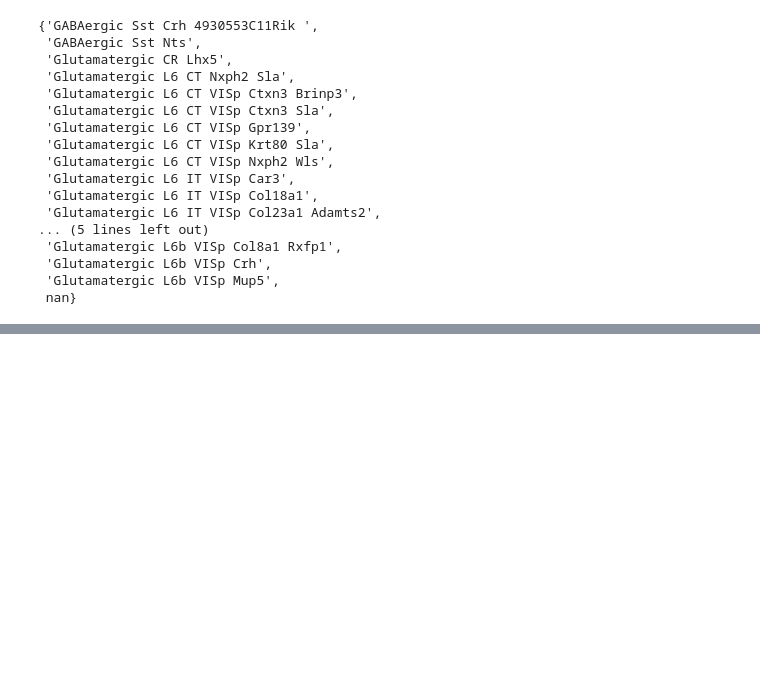
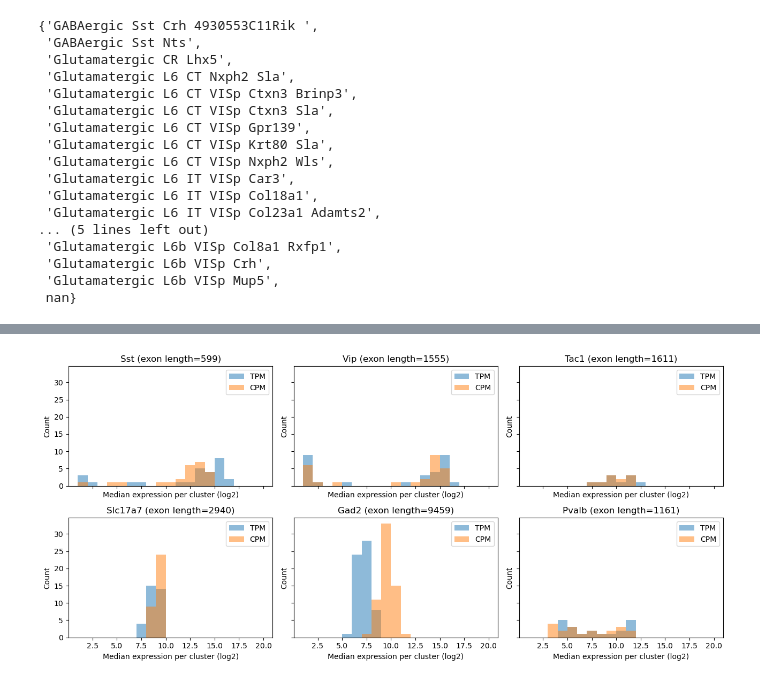
Before and after one commit to AllenNeuralDynamics/lamf_analysis_lims, a Jupyter notebook: gene_panel_selection/mfishtoolspy/241001_address_random_seed_issue.ipynb, the cells around one changed output, grey strips where cells are left out. Saved outputs shown, nothing was run; the diff lists cells and outputs as text; code cells hidden in the pictures; blank space fills up the shorter version.

```diff
--- a/gene_panel_selection/mfishtoolspy/241001_address_random_seed_issue.ipynb
+++ b/gene_panel_selection/mfishtoolspy/241001_address_random_seed_issue.ipynb
@@ -528,0 +664,17 @@ set(annotation.mapping_label.unique()).difference(other_mappings + keep_mappings
+# %%
+gene_name_list = ['Sst', 'Vip', 'Tac1', 'Slc17a7', 'Gad2', 'Pvalb']
+fig, ax = plt.subplots(2, 3, figsize=(13,6), sharex=True, sharey=True)
+for i in range(len(gene_name_list)):
+    gene_name = gene_name_list[i]
+    exon_length = gene_info_df.loc[gene_name, 'exon_length']
+    # ax[i//3, i%3].hist(tpm_median_per_mapping.loc[gene_name], bins=np.linspace(0,20,40), alpha=0.5, label='TPM');
+    # ax[i//3, i%3].hist(cpm_median_per_mapping.loc[gene_name], bins=np.linspace(0,20,40), alpha=0.5, label='CPM');
+    ax[i//3, i%3].hist(tpm_median_per_mapping.loc[gene_name], bins=np.linspace(1,20,20), alpha=0.5, label='TPM');
+    ax[i//3, i%3].hist(cpm_median_per_mapping.loc[gene_name], bins=np.linspace(1,20,20), alpha=0.5, label='CPM');
+    ax[i//3, i%3].set_title(f'{gene_name} (exon length={exon_length})')
+    ax[i//3, i%3].legend()
+    ax[i//3, i%3].set_xlabel('Median expression per cluster (log2)')
+    ax[i//3, i%3].set_ylabel('Count')
+fig.tight_layout()
+# %% [output]
+[figure, added]
```
Also changed, not shown: parts of 19 cells of this notebook, 5 other files.
